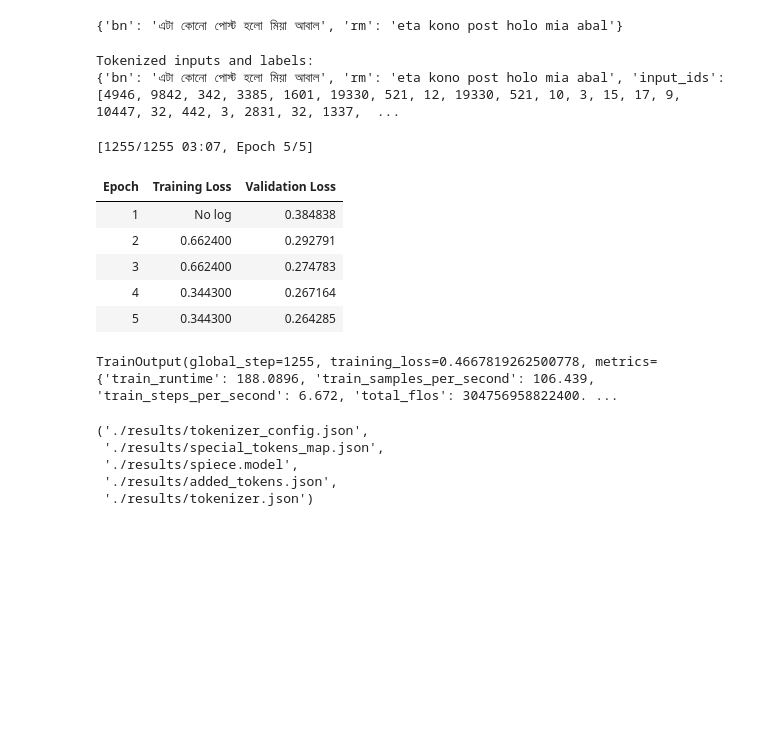
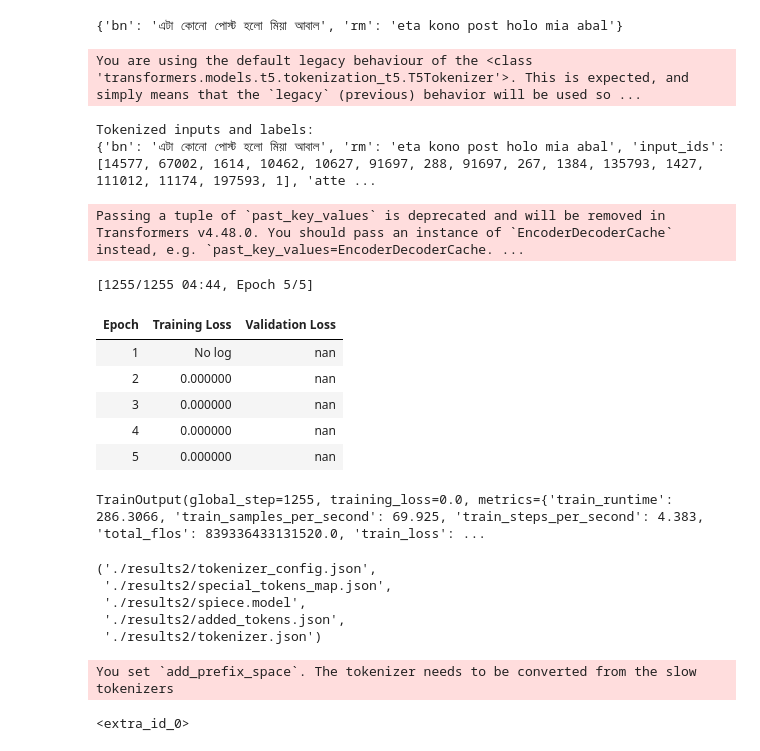
Before and after one commit to definecoder/KUETBitFestPreli, a Jupyter notebook: challenge1/Banglish_Transliteration.ipynb, the cells around one changed output. Drawn from its saved outputs; the diff is of its cells as text; code cells hidden in the pictures; blank space fills up the shorter version.

Commit message:
changed model from t5small to mt5-small

```diff
--- a/challenge1/Banglish_Transliteration.ipynb
+++ b/challenge1/Banglish_Transliteration.ipynb
@@ -13,7 +31,9 @@ dataset["train"][0]
 # %%
 from transformers import AutoTokenizer
 
-tokenizer = AutoTokenizer.from_pretrained("t5-small")
+tokenizer = AutoTokenizer.from_pretrained("google/mt5-small")
+# %% [output]
+You are using the default legacy behaviour of the <class 'transformers.models.t5.tokenization_t5.T5Tokenizer'>. This is expected, and simply means that the `legacy` (previous) behavior will be used so ...
 # %%
 source_lang = "rm"
 target_lang = "bn"
@@ -22,13 +42,9 @@ prefix = "Transliterate Romanized Bangla to Bangla: "
 def preprocess_function(examples):
     inputs = [prefix + example for example in examples[source_lang]]
     targets = [example for example in examples[target_lang]]
-
     model_inputs = tokenizer(inputs, max_length=128, truncation=True)
-
-    with tokenizer.as_target_tokenizer():
-        labels = tokenizer(targets, max_length=128, truncation=True)
-
-    model_inputs["labels"] = labels["input_ids"]
+    # Use 'text_target' for labels
+    model_inputs["labels"] = tokenizer(text_target=targets, max_length=128, truncation=True)["input_ids"]
     return model_inputs
 # %%
 tokenized_dataset = dataset.map(preprocess_function, batched=True)
@@ -37,11 +53,11 @@ print("Tokenized inputs and labels:")
 print(tokenized_dataset["train"][0])
 # %% [output]
 Tokenized inputs and labels:
-{'bn': 'এটা কোনো পোস্ট হলো মিয়া আবাল', 'rm': 'eta kono post holo mia abal', 'input_ids': [4946, 9842, 342, 3385, 1601, 19330, 521, 12, 19330, 521, 10, 3, 15, 17, 9, 10447, 32, 442, 3, 2831, 32, 1337,  ...
+{'bn': 'এটা কোনো পোস্ট হলো মিয়া আবাল', 'rm': 'eta kono post holo mia abal', 'input_ids': [14577, 67002, 1614, 10462, 10627, 91697, 288, 91697, 267, 1384, 135793, 1427, 111012, 11174, 197593, 1], 'atte ...
 # %%
 from transformers import AutoModelForSeq2SeqLM, Seq2SeqTrainingArguments, Seq2SeqTrainer
 
-model = AutoModelForSeq2SeqLM.from_pretrained("t5-small")
+model = AutoModelForSeq2SeqLM.from_pretrained("google/mt5-small")
 # %%
 from transformers import DataCollatorForSeq2Seq
 
@@ -49,51 +65,54 @@ data_collator = DataCollatorForSeq2Seq(tokenizer=tokenizer, model=model)
 # %%
 training_args = Seq2SeqTrainingArguments(
     output_dir="./results",
-    evaluation_strategy="epoch",
-    learning_rate=5e-6,
+    eval_strategy="epoch",  # Updated parameter name
+    learning_rate=3e-4,
     per_device_train_batch_size=16,
     per_device_eval_batch_size=16,
     weight_decay=0.01,
     save_total_limit=3,
     num_train_epochs=5,
     fp16=True,
 )
 
 trainer = Seq2SeqTrainer(
     model=model,
     args=training_args,
     train_dataset=tokenized_dataset["train"],
     eval_dataset=tokenized_dataset["test"],
     tokenizer=tokenizer,
     data_collator=data_collator,
 )
 
 trainer.train()
 # %% [output]
-[1255/1255 03:07, Epoch 5/5]
+Passing a tuple of `past_key_values` is deprecated and will be removed in Transformers v4.48.0. You should pass an instance of `EncoderDecoderCache` instead, e.g. `past_key_values=EncoderDecoderCache. ...
+[1255/1255 04:44, Epoch 5/5]
 | Epoch | Training Loss | Validation Loss |
-| 1 | No log | 0.384838 |
-| 2 | 0.662400 | 0.292791 |
-| 3 | 0.662400 | 0.274783 |
-| 4 | 0.344300 | 0.267164 |
-| 5 | 0.344300 | 0.264285 |
+| 1 | No log | nan |
+| 2 | 0.000000 | nan |
+| 3 | 0.000000 | nan |
+| 4 | 0.000000 | nan |
+| 5 | 0.000000 | nan |
-TrainOutput(global_step=1255, training_loss=0.4667819262500778, metrics={'train_runtime': 188.0896, 'train_samples_per_second': 106.439, 'train_steps_per_second': 6.672, 'total_flos': 304756958822400. ...
+TrainOutput(global_step=1255, training_loss=0.0, metrics={'train_runtime': 286.3066, 'train_samples_per_second': 69.925, 'train_steps_per_second': 4.383, 'total_flos': 839336433131520.0, 'train_loss': ...
 # %%
 # Save model and tokenizer
-trainer.save_model("./results")
-tokenizer.save_pretrained("./results")
+trainer.save_model("./results2")
+tokenizer.save_pretrained("./results2")
 # %% [output]
-('./results/tokenizer_config.json',
- './results/special_tokens_map.json',
- './results/spiece.model',
- './results/added_tokens.json',
- './results/tokenizer.json')
+('./results2/tokenizer_config.json',
+ './results2/special_tokens_map.json',
+ './results2/spiece.model',
+ './results2/added_tokens.json',
+ './results2/tokenizer.json')
 # %%
 from transformers import AutoModelForSeq2SeqLM, AutoTokenizer
 
 # Load model and tokenizer
-model = AutoModelForSeq2SeqLM.from_pretrained("./results")
-tokenizer = AutoTokenizer.from_pretrained("./results")
+model = AutoModelForSeq2SeqLM.from_pretrained("./results2")
+tokenizer = AutoTokenizer.from_pretrained("./results2")
+# %% [output]
+You set `add_prefix_space`. The tokenizer needs to be converted from the slow tokenizers
 # %%
 text = "Transliterate Romanized Bangla to Bangla: Ami Bhat khai"
 
@@ -104,8 +123,10 @@ inputs = tokenizer(text, return_tensors="pt").to("cuda")
 model.to("cuda")
 
 # Generate output
-outputs = model.generate(**inputs)
+outputs = model.generate(**inputs, max_length=50, num_beams=5, early_stopping=True)
 
 # Decode and print result
 decoded_output = tokenizer.decode(outputs[0], skip_special_tokens=True)
 print(decoded_output)
+# %% [output]
+<extra_id_0>
```
Also changed, not shown: parts of 1 cell of this notebook, 1 other file.
